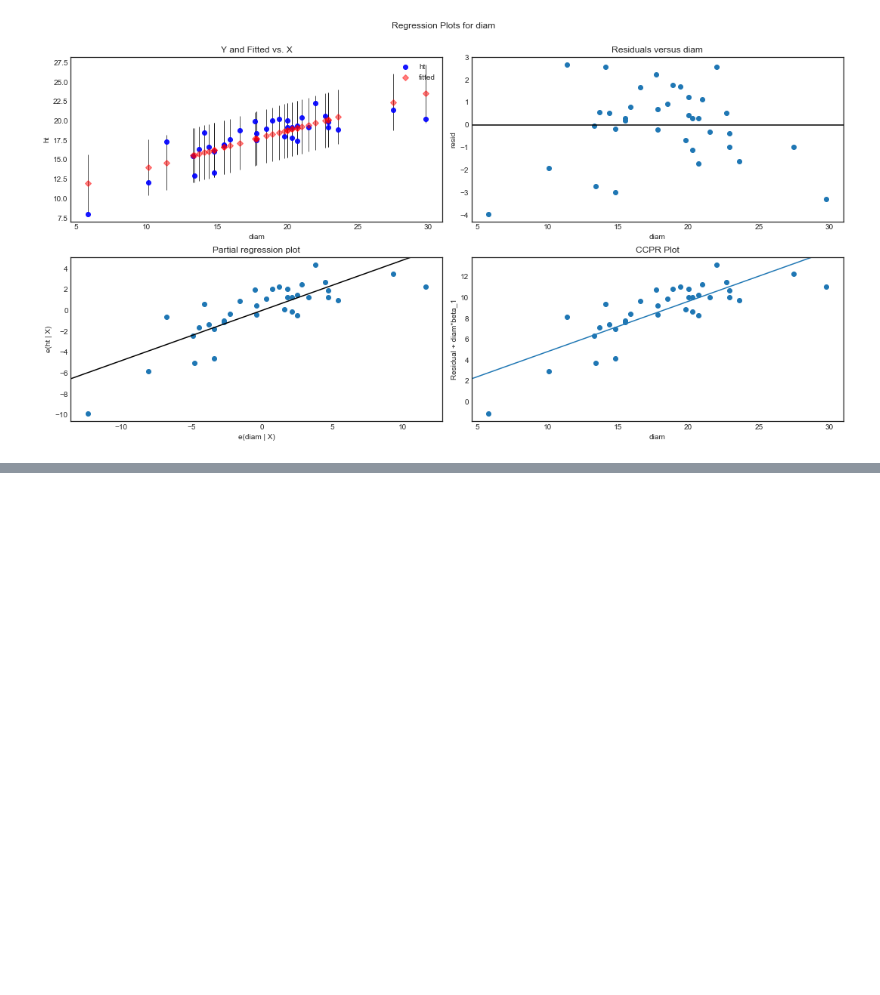
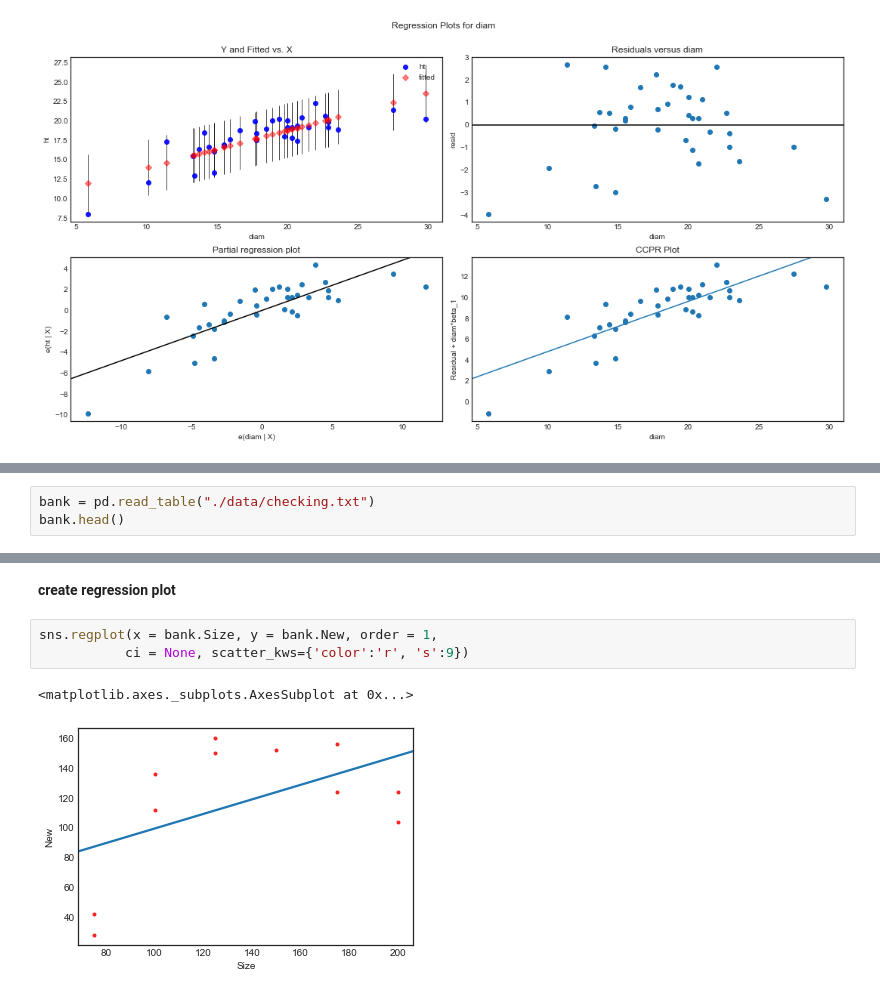
Before and after one commit to naivelogic/Machine_Learning_Notebooks, a Jupyter notebook: Data_Science/Stats Foundation/Regression Methods/[lab] PennState Regression.ipynb, the cells around one changed output, grey strips where cells are left out. Cells and saved outputs as stored; diff of their text form; blank space fills up the shorter version.

```diff
--- a/Data_Science/Stats Foundation/Regression Methods/[lab] PennState Regression.ipynb
+++ b/Data_Science/Stats Foundation/Regression Methods/[lab] PennState Regression.ipynb
@@ -545,0 +555,3 @@ fig = sm.graphics.plot_regress_exog(tree_model, "diam", fig=fig)
+# %%
+bank = pd.read_table("./data/checking.txt")
+bank.head()
@@ -545,0 +565,8 @@ fig = sm.graphics.plot_regress_exog(tree_model, "diam", fig=fig)
+# %% [markdown]
+__create regression plot__
+# %%
+sns.regplot(x = bank.Size, y = bank.New, order = 1,
+           ci = None, scatter_kws={'color':'r', 's':9})
+# %% [output]
+<matplotlib.axes._subplots.AxesSubplot at 0x...>
+[figure, added]
```
Also changed, not shown: parts of 16 cells of this notebook.
